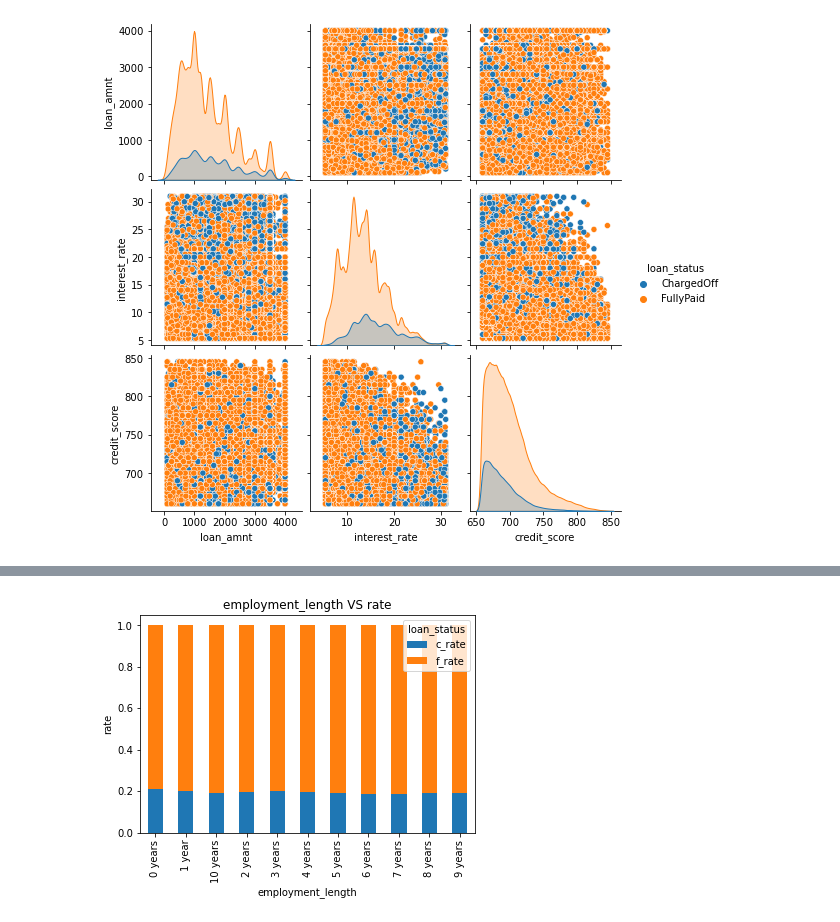
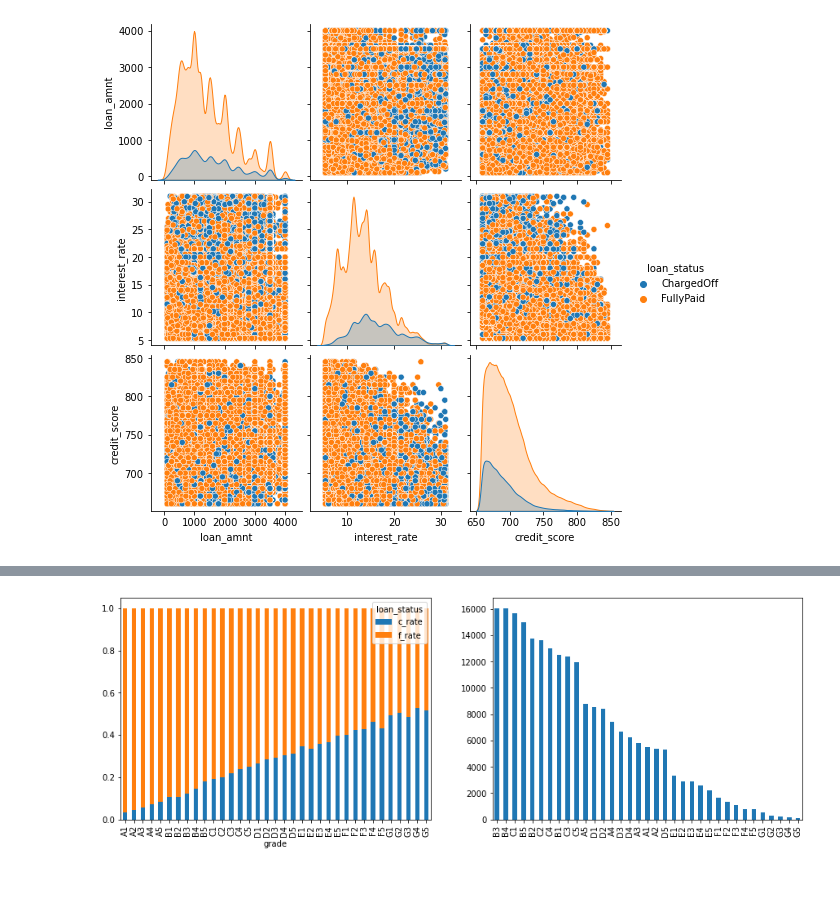
Before and after one commit to TakumiSetoyama/signate_loans, a Jupyter notebook: kashika.ipynb, the cells around one changed output, grey strips where cells are left out. Cells and saved outputs as stored; diff of their text form; code cells hidden in the pictures; blank space fills up the shorter version.

```diff
--- a/kashika.ipynb
+++ b/kashika.ipynb
@@ -101,38 +142,23 @@ df['application_type'].value_counts().plot.bar()
 # %%
-# ライブラリのインポート
-import pandas as pd
-from matplotlib import pyplot as plt
-
-# データの読み込み・加工
-loans = pd.read_csv('./data/train.csv')
-loans = loans[(loans['loan_status'] == 'FullyPaid') | (loans['loan_status'] == 'ChargedOff')]
-loans = loans.drop(columns=['id'])
-loans = loans.dropna()
 
 # クロス集計表の作成
-cross_el = pd.crosstab(loans['employment_length'], loans['loan_status'], margins = True)
+cross_el = pd.crosstab(df['grade'], df['loan_status'], margins = True)
 c_rate = cross_el['ChargedOff'] / cross_el['All']
 f_rate = cross_el['FullyPaid'] / cross_el['All']
 cross_el['c_rate'] = c_rate
 cross_el['f_rate'] = f_rate
 cross_el = cross_el.drop(index=['All'])
 
 # 積み上げ棒グラフに使用したいカラムだけのDataFrameを作成
 df_bar = cross_el[['c_rate', 'f_rate']]
 
+fig, axarr = plt.subplots(1, 2 , figsize=(15, 5))
 # 積み上げ棒グラフを作成
-df_bar.plot.bar(stacked=True)
+df_bar.plot.bar(stacked=True, ax=axarr[0])
 
-# グラフタイトルの設定
-plt.title('employment_length VS rate')
-
-# x軸ラベルの設定
-plt.xlabel('employment_length')
-
-# y軸ラベルの設定
-plt.ylabel('rate')
+df['grade'].value_counts().plot.bar(ax=axarr[1])
 
 # グラフの表示
 plt.show()
 # %% [output]
-[figure, old version]
+[figure, new version]
```
Also changed, not shown: parts of 15 cells of this notebook, 1 other file.
